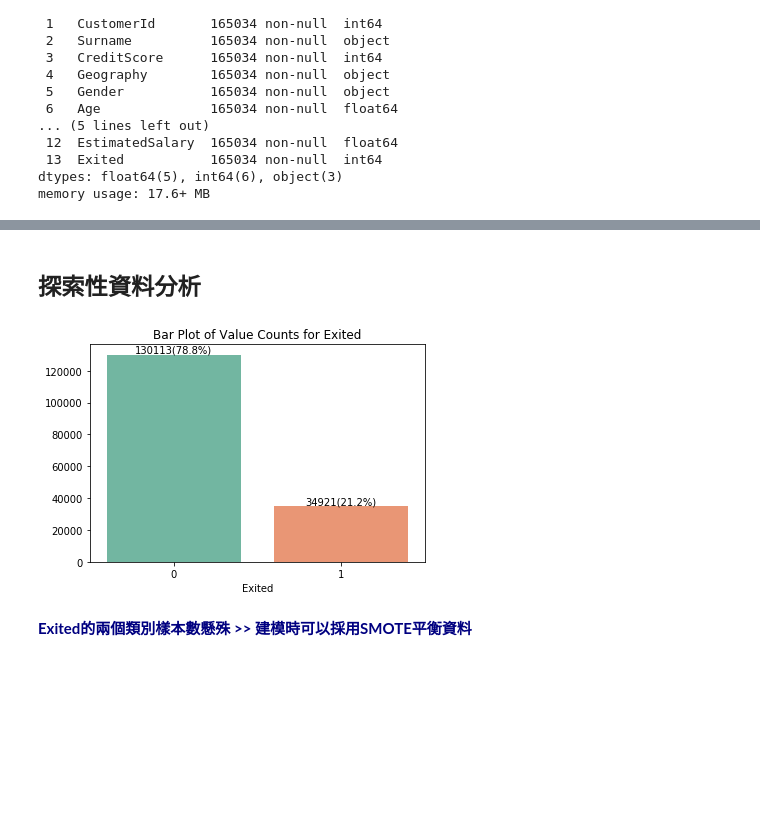
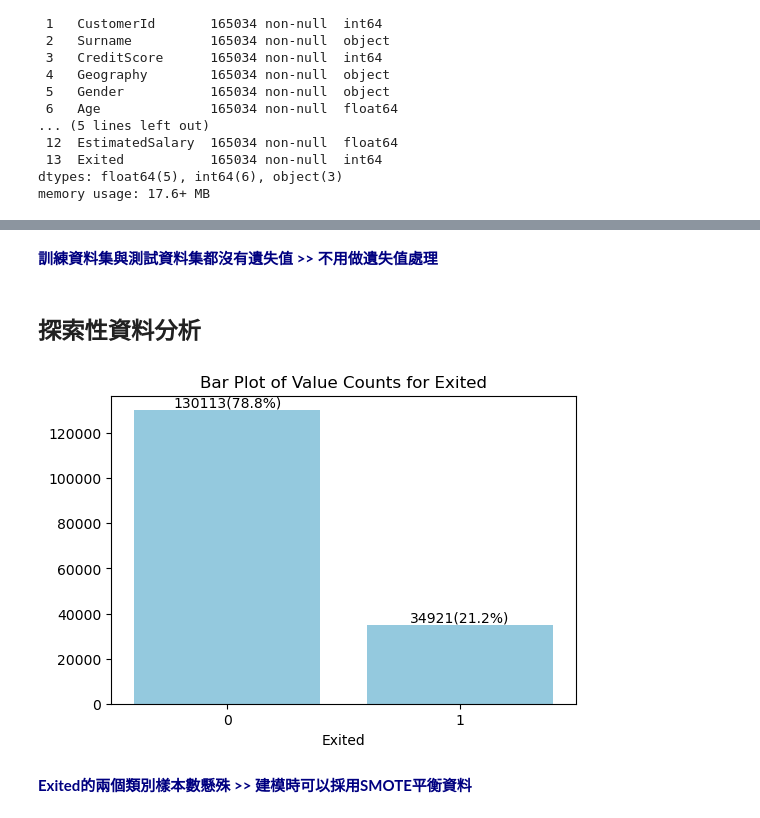
Before and after one commit to IamTingYi/KaggleCompetition, a Jupyter notebook: Binary_Classification_with_a_Bank_Churn_Dataset.ipynb, the cells around one changed output, grey strips where cells are left out. Cells and saved outputs as stored; diff of their text form; code cells hidden in the pictures; blank space fills up the shorter version.

```diff
--- a/Binary_Classification_with_a_Bank_Churn_Dataset.ipynb
+++ b/Binary_Classification_with_a_Bank_Churn_Dataset.ipynb
@@ -117,22 +127,26 @@ print(np.unique(train_df['CustomerId'].values).size) #CustomerId不是唯一值
+# %% [markdown]
+**<font color='navy'>
+訓練資料集與測試資料集都沒有遺失值 >> 不用做遺失值處理
+</font>**
 # %% [markdown]
 <h2>探索性資料分析</h2>
 # %%
 #計算各類別次數與百分比
 category_counts = train_df['Exited'].value_counts()
 category_percentages = train_df['Exited'].value_counts(normalize=True) * 100
 
 #繪製長條圖
 plt.figure(figsize=(6, 4))
-ax = sns.barplot(x=category_counts.index.astype(str), y=category_counts.values, palette='Set2')
+ax = sns.barplot(x=category_counts.index.astype(str), y=category_counts.values, color='skyblue')
 for bar, percentage in zip(ax.patches, category_percentages):
     yval = bar.get_height()
     ax.text(bar.get_x() + bar.get_width()/2, yval + 0.5, "%d(%.1f%%)" % (yval, percentage), ha='center', va='bottom')
 plt.xlabel("Exited")
 plt.title("Bar Plot of Value Counts for Exited")
 plt.xticks(rotation=0)
 plt.show()
 # %% [output]
-[figure, old version]
+[figure, new version]
 # %% [markdown]
 **<font color='navy'>
 Exited的兩個類別樣本數懸殊 >> 建模時可以採用SMOTE平衡資料
```
Also changed, not shown: parts of 69 cells of this notebook.
